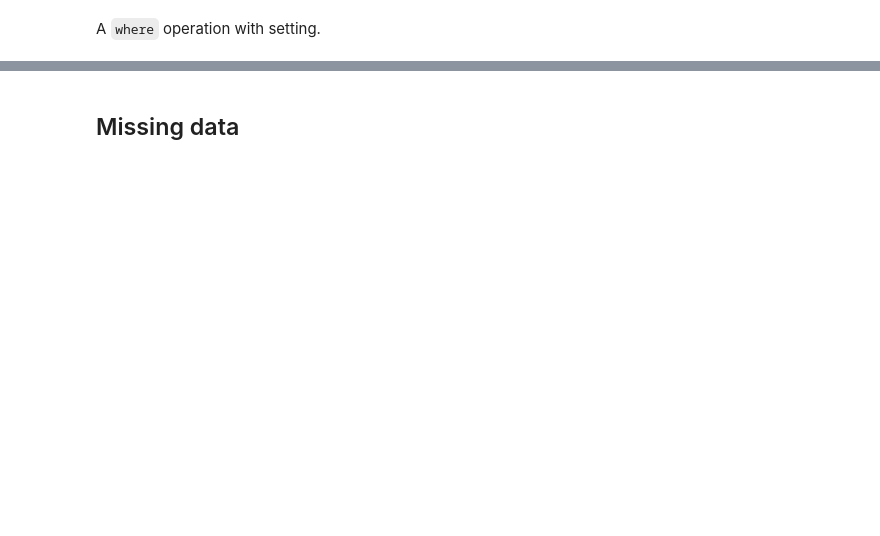
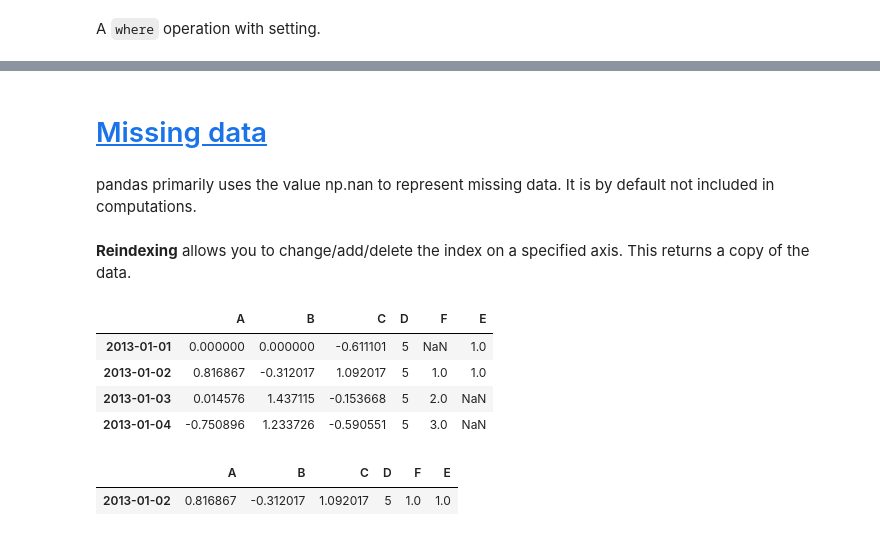
Before and after one commit to jvcampbell/py-sample-demo, a Jupyter notebook: 10 minutes to pandas.ipynb, the cells around one changed output, grey strips where cells are left out. Drawn from its saved outputs; the diff is of its cells as text; code cells hidden in the pictures; blank space fills up the shorter version.

```diff
--- a/10 minutes to pandas.ipynb
+++ b/10 minutes to pandas.ipynb
@@ -330,2 +336,22 @@ df2
-# %% [markdown]
-## Missing data
+# %% [markdown]
+# [Missing data](https://pandas.pydata.org/pandas-docs/stable/user_guide/missing_data.html#missing-data)
+# %% [markdown]
+pandas primarily uses the value np.nan to represent missing data. It is by default not included in computations.
+# %% [markdown]
+**Reindexing** allows you to change/add/delete the index on a specified axis. This returns a copy of the data.
+# %%
+df1 = df.reindex(index=dates[0:4], columns=list(df.columns) + ["E"])
+df1.loc[dates[0] : dates[1], "E"] = 1
+df1
+# %% [output]
+|  | A | B | C | D | F | E |
+| 2013-01-01 | 0.000000 | 0.000000 | -0.611101 | 5 | NaN | 1.0 |
+| 2013-01-02 | 0.816867 | -0.312017 | 1.092017 | 5 | 1.0 | 1.0 |
+| 2013-01-03 | 0.014576 | 1.437115 | -0.153668 | 5 | 2.0 | NaN |
+| 2013-01-04 | -0.750896 | 1.233726 | -0.590551 | 5 | 3.0 | NaN |
+# %%
+#To drop any rows that have missing data.
+df1.dropna(how="any")
+# %% [output]
+|  | A | B | C | D | F | E |
+| 2013-01-02 | 0.816867 | -0.312017 | 1.092017 | 5 | 1.0 | 1.0 |
```
Also changed, not shown: parts of 43 cells of this notebook.
